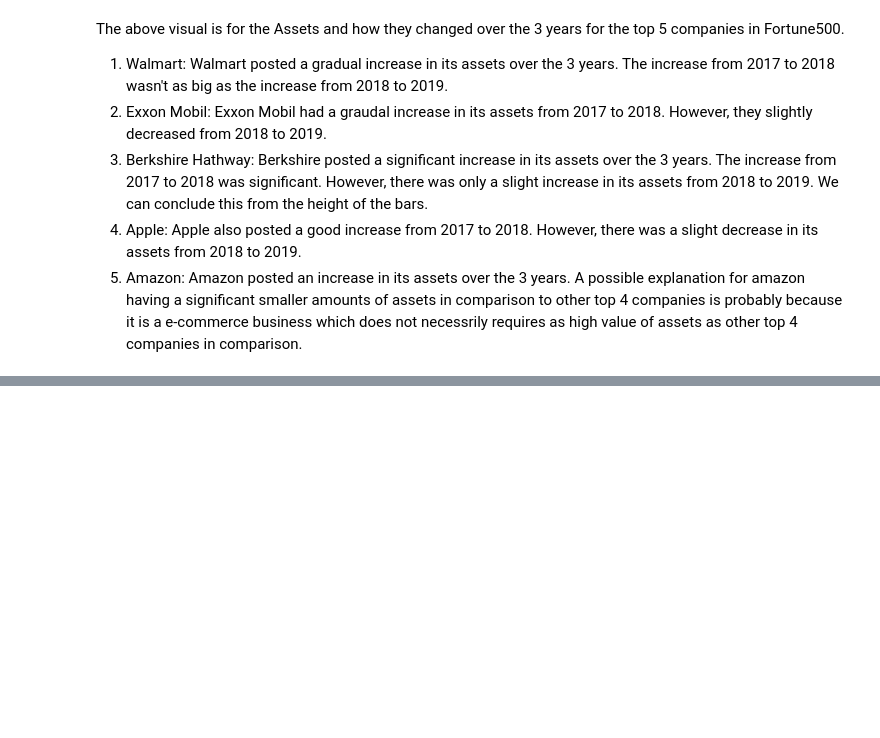
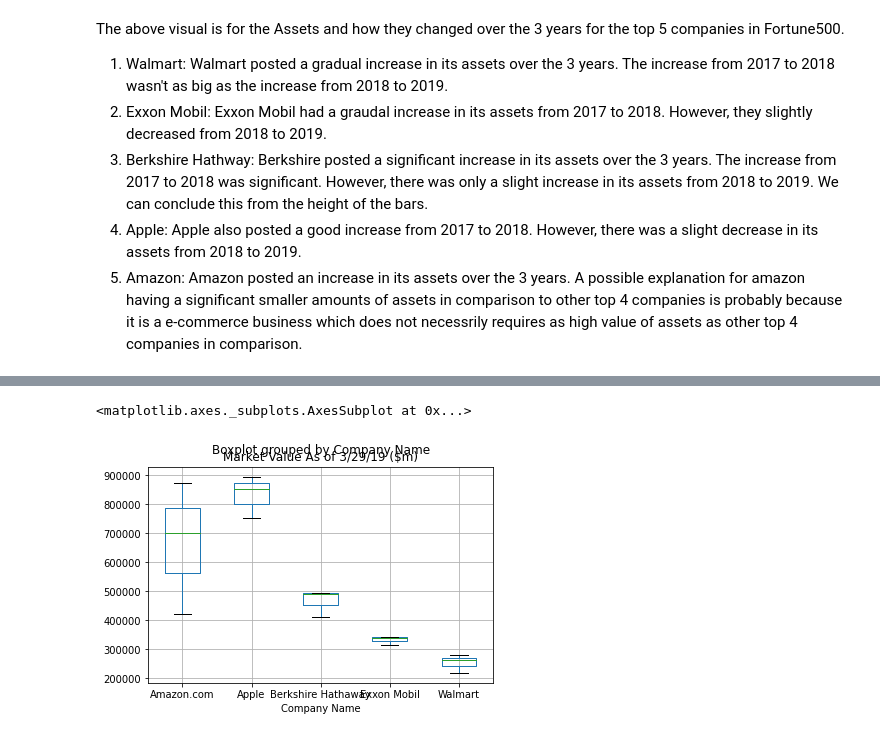
Before and after one commit to CS-UCR/final-project-wasp, a Jupyter notebook: EDA.ipynb, the cells around one changed output, grey strips where cells are left out. Saved outputs shown, nothing was run; the diff lists cells and outputs as text; code cells hidden in the pictures; blank space fills up the shorter version.

```diff
--- a/EDA.ipynb
+++ b/EDA.ipynb
@@ -116,0 +149,12 @@ The above visual is for the Assets and how they changed over the 3 years for the
+# %%
+#The change in Market Value of the companies over the 3 years
+bp = df[(df['Company Name'] == "Walmart") |
+         (df['Company Name'] == "Exxon Mobil") |
+         (df['Company Name'] == "Apple") |
+         (df['Company Name'] == "Berkshire Hathaway") |
+         (df['Company Name'] == "Amazon.com")]
+
+bp.boxplot(by ='Company Name', column =['Market Value As of 3/29/19 ($m)'], grid = True)
+# %% [output]
+<matplotlib.axes._subplots.AxesSubplot at 0x...>
+[figure, added]
```
Also changed, not shown: parts of 6 cells of this notebook.
